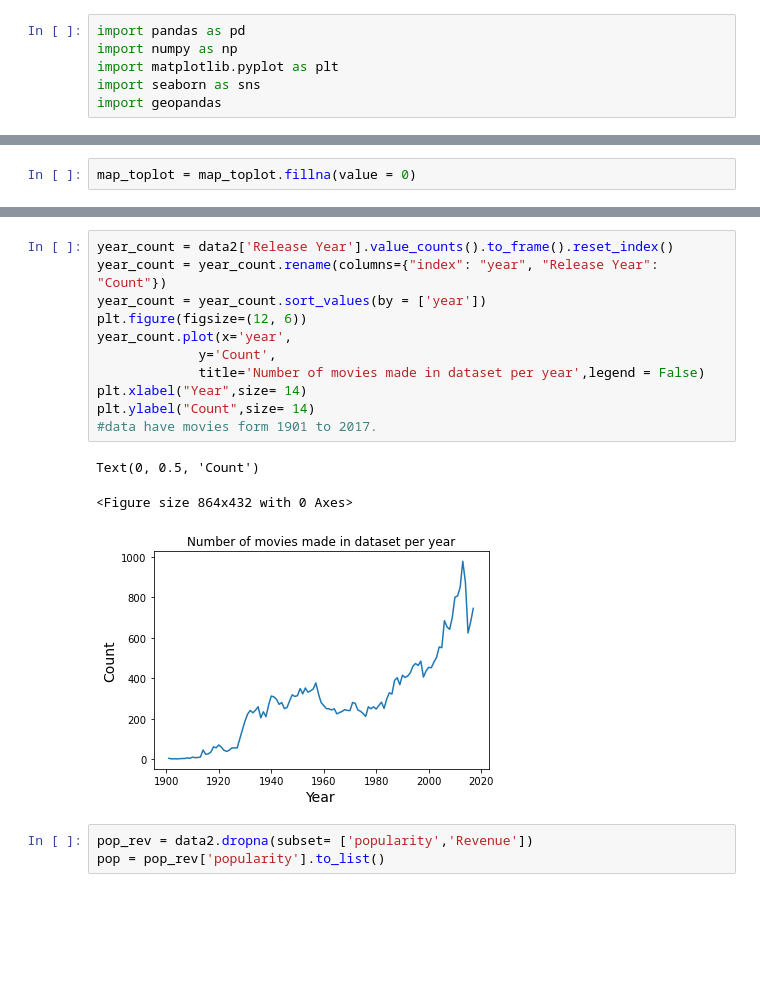
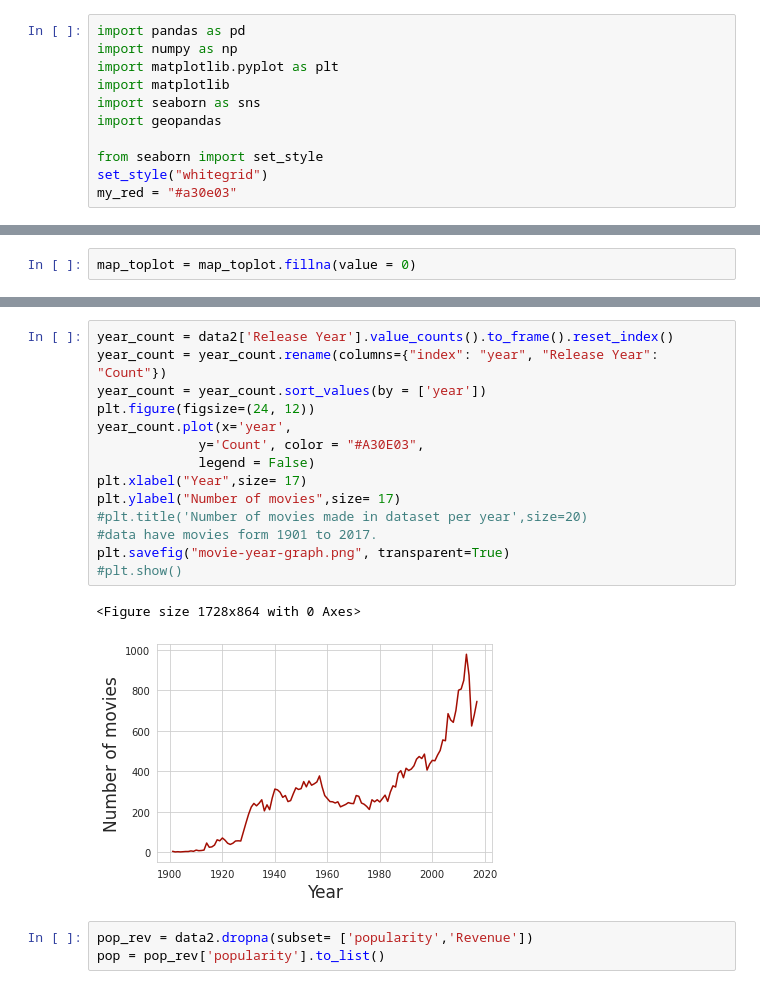
Before and after one commit to sayantangkhan/movie-plot-nlp-project, a Jupyter notebook: Visualization/data_visualization.ipynb, the cells around one changed output, grey strips where cells are left out. Cells and saved outputs as stored; diff of their text form; blank space fills up the shorter version.

```diff
--- a/Visualization/data_visualization.ipynb
+++ b/Visualization/data_visualization.ipynb
@@ -4,8 +4,13 @@ In this notebook we are going to visualize the dataset which have cleaned Genres
 import pandas as pd
 import numpy as np
 import matplotlib.pyplot as plt
+import matplotlib
 import seaborn as sns
 import geopandas
+
+from seaborn import set_style
+set_style("whitegrid")
+my_red = "#a30e03"
 # %%
 data = pd.read_csv('../wiki_plots_with_genres.csv.zip')
 data2 = pd.read_csv('../Data/wiki_plots_with_genres_c3.zip')
@@ -59,18 +78,20 @@ plt.show()
 # %%
 year_count = data2['Release Year'].value_counts().to_frame().reset_index()
 year_count = year_count.rename(columns={"index": "year", "Release Year": "Count"})
 year_count = year_count.sort_values(by = ['year'])
-plt.figure(figsize=(12, 6))
+plt.figure(figsize=(24, 12))
 year_count.plot(x='year',
-             y='Count',
-             title='Number of movies made in dataset per year',legend = False)
-plt.xlabel("Year",size= 14)
-plt.ylabel("Count",size= 14)
+             y='Count', color = "#A30E03",
+             legend = False)
+plt.xlabel("Year",size= 17)
+plt.ylabel("Number of movies",size= 17)
+#plt.title('Number of movies made in dataset per year',size=20)
 #data have movies form 1901 to 2017.
+plt.savefig("movie-year-graph.png", transparent=True)
+#plt.show()
 # %% [output]
-Text(0, 0.5, 'Count')
+<Figure size 1728x864 with 0 Axes>
-<Figure size 864x432 with 0 Axes>
-[figure, old version]
+[figure, new version]
 # %%
 pop_rev = data2.dropna(subset= ['popularity','Revenue'])
 pop = pop_rev['popularity'].to_list()
```
Also changed, not shown: parts of 13 cells of this notebook, 2 other files.
